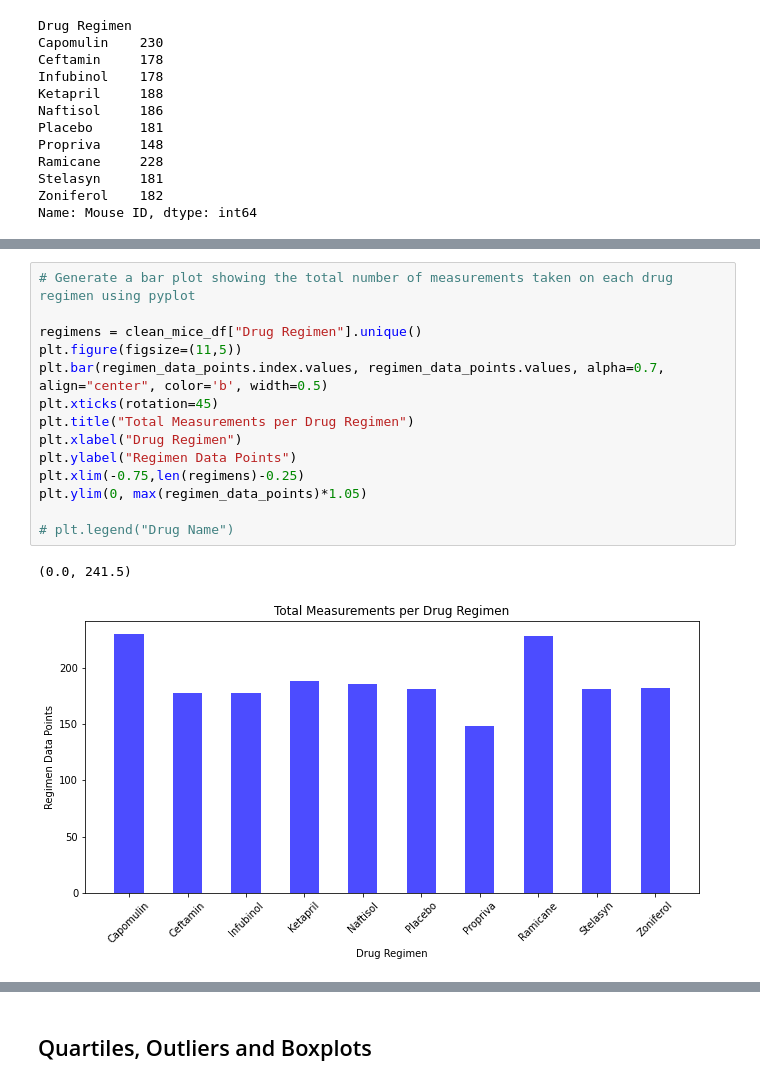
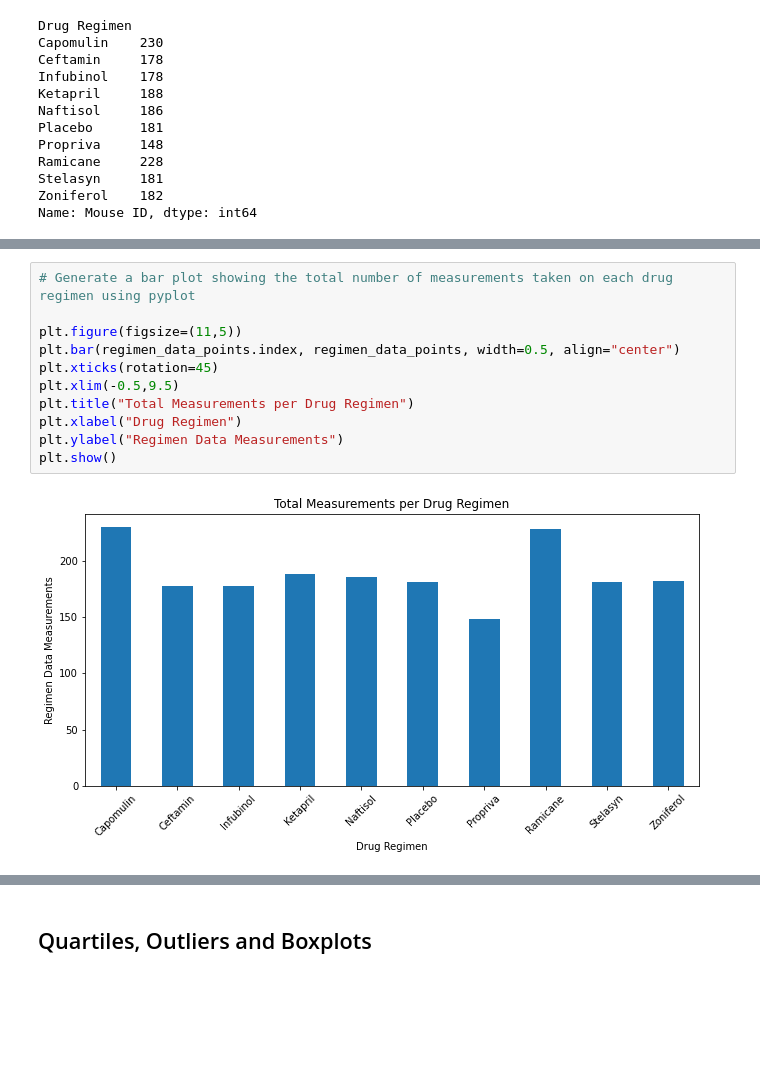
Before and after one commit to Jesskhunter/Matplotlib-Challenge, a Jupyter notebook: Pymaceuticals/pymaceuticals_starter.ipynb, the cells around one changed output, grey strips where cells are left out. Saved outputs shown, nothing was run; the diff lists cells and outputs as text; blank space fills up the shorter version.

```diff
--- a/Pymaceuticals/pymaceuticals_starter.ipynb
+++ b/Pymaceuticals/pymaceuticals_starter.ipynb
@@ -252,20 +249,16 @@ plt.tight_layout()
 # %%
 # Generate a bar plot showing the total number of measurements taken on each drug regimen using pyplot
 
-regimens = clean_mice_df["Drug Regimen"].unique()
 plt.figure(figsize=(11,5))
-plt.bar(regimen_data_points.index.values, regimen_data_points.values, alpha=0.7, align="center", color='b', width=0.5)
+plt.bar(regimen_data_points.index, regimen_data_points, width=0.5, align="center")
 plt.xticks(rotation=45)
+plt.xlim(-0.5,9.5)
 plt.title("Total Measurements per Drug Regimen")
 plt.xlabel("Drug Regimen")
-plt.ylabel("Regimen Data Points")
-plt.xlim(-0.75,len(regimens)-0.25)
-plt.ylim(0, max(regimen_data_points)*1.05)
-
-# plt.legend("Drug Name")
+plt.ylabel("Regimen Data Measurements")
+plt.show()
 # %% [output]
-(0.0, 241.5)
-[figure, old version]
+[figure, new version]
 # %%
 # Distribution of female and male mice in the study
 
```
Also changed, not shown: parts of 13 cells of this notebook.
